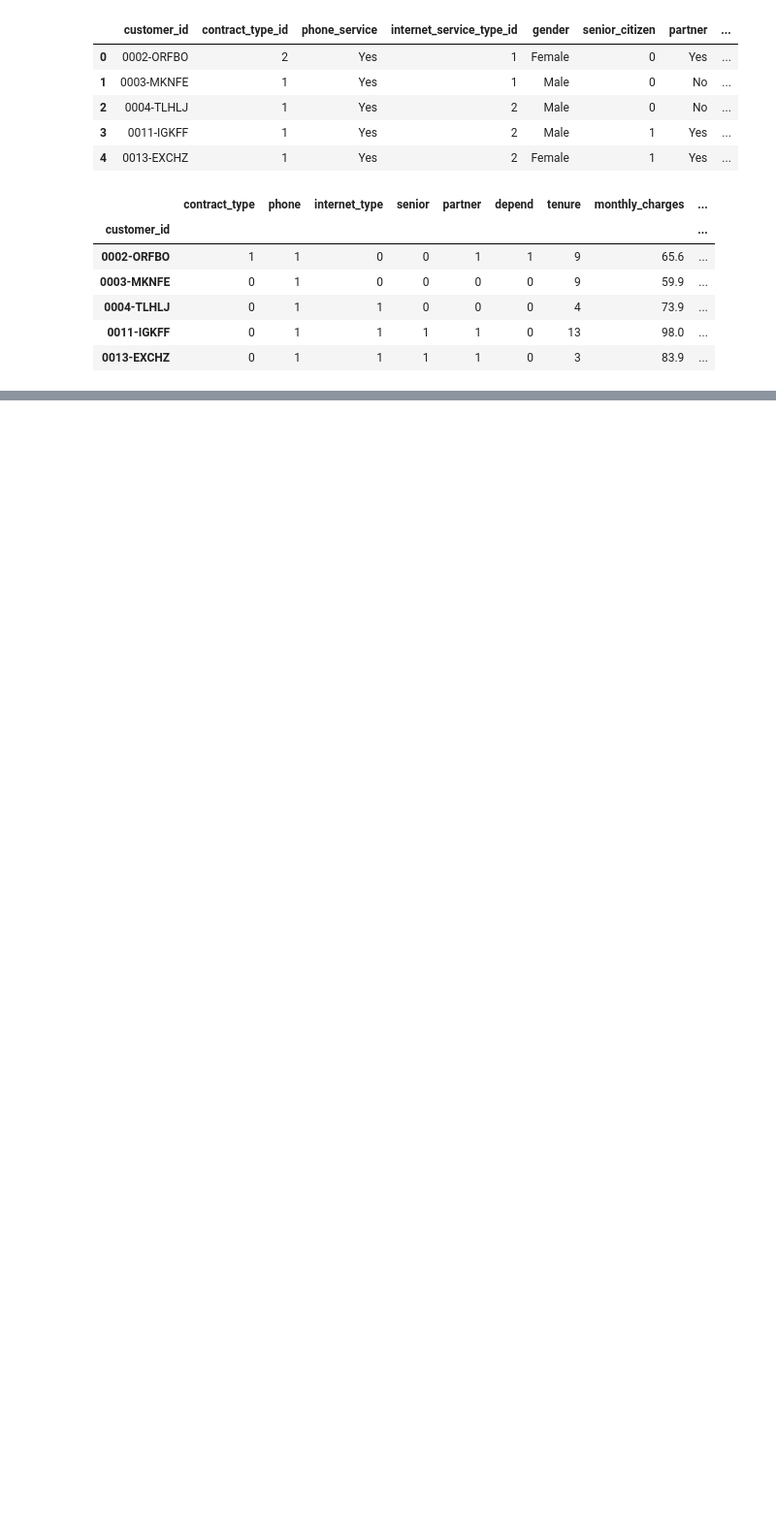
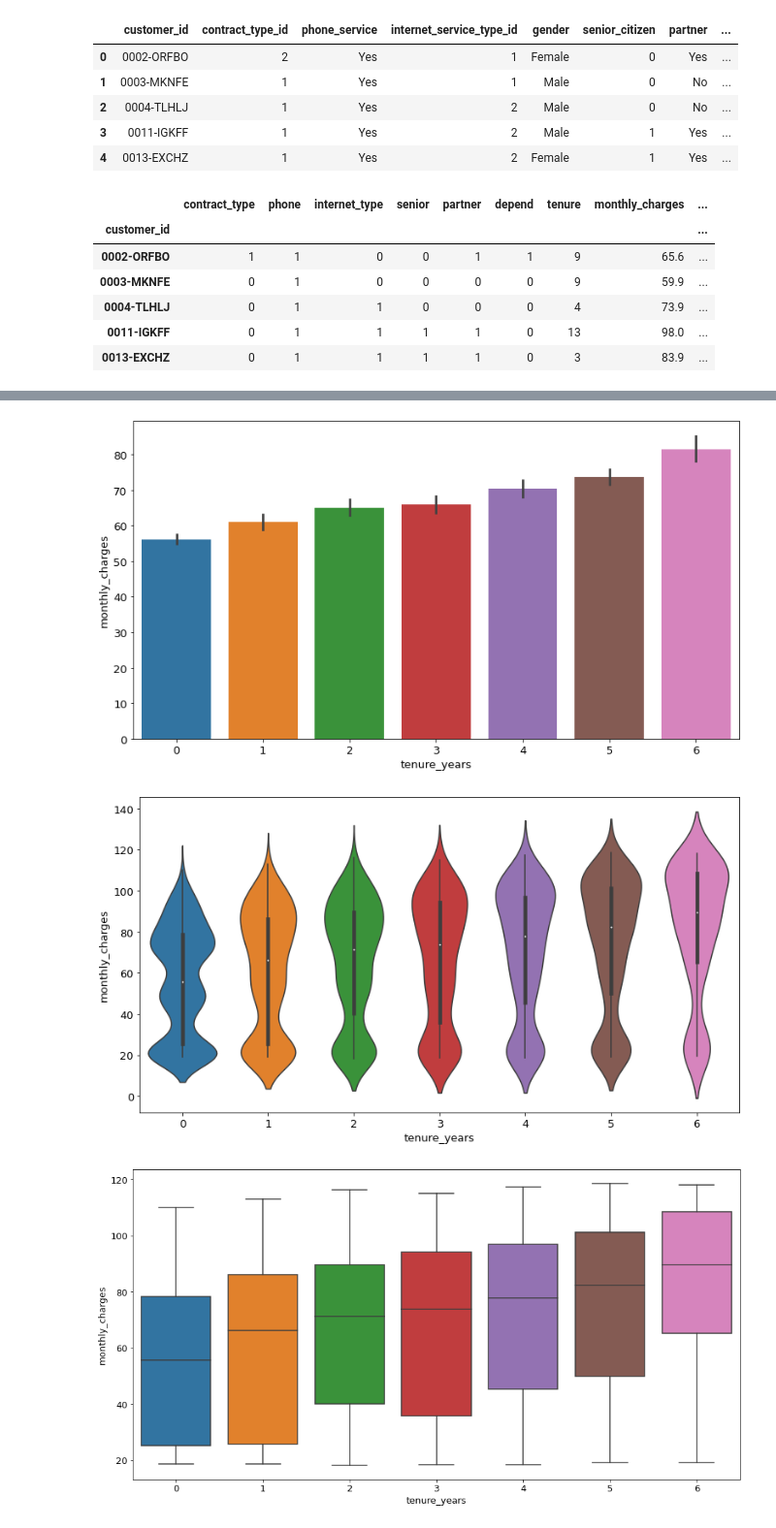
Before and after one commit to KwameTaylor/regression-exercises, a Jupyter notebook: explore_telco.ipynb, the cells around one changed output, grey strips where cells are left out. Shown: that part at 97% size. Saved outputs shown, nothing was run; the diff lists cells and outputs as text; code cells hidden in the pictures; blank space fills up the shorter version.

```diff
--- a/explore_telco.ipynb
+++ b/explore_telco.ipynb
@@ -66,0 +104,22 @@ df.head()
+# %%
+import math
+
+# months_to_years
+def months_to_years(df):
+    return train.assign(tenure_years=(train.tenure / 12).apply(math.floor))
+# %%
+train = months_to_years(train)
+# %%
+def plot_categorical_and_continuous_vars(df, cate_var, cont_var):
+    sns.barplot(data=df, y=cont_var, x=cate_var)
+    plt.show()
+    sns.violinplot(data=df, y=cont_var, x=cate_var)
+    plt.show()
+    sns.boxplot(data=df, y=cont_var, x=cate_var)
+    plt.tight_layout()
+# %%
+plot_categorical_and_continuous_vars(train, 'tenure_years', 'monthly_charges')
+# %% [output]
+[figure, added]
+[figure, added]
+[figure, added]
```
Also changed, not shown: parts of 6 cells of this notebook, 1 other file.
